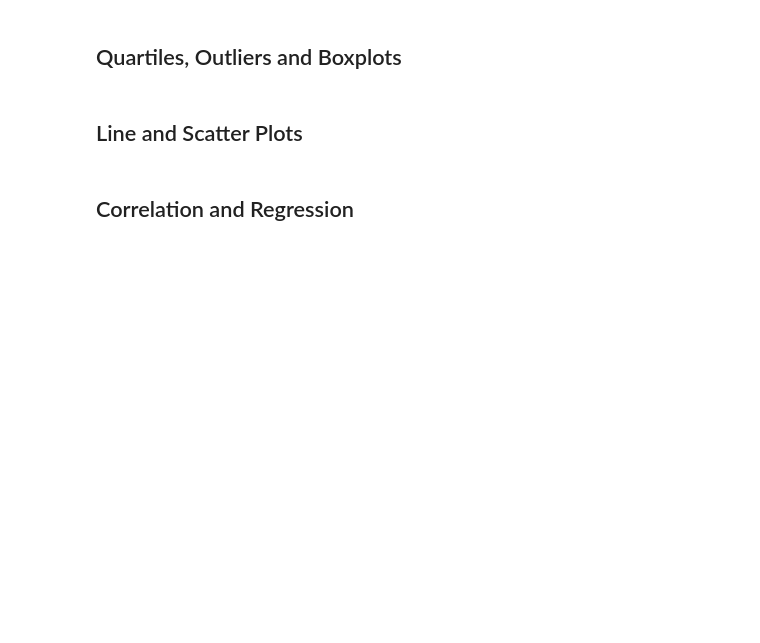
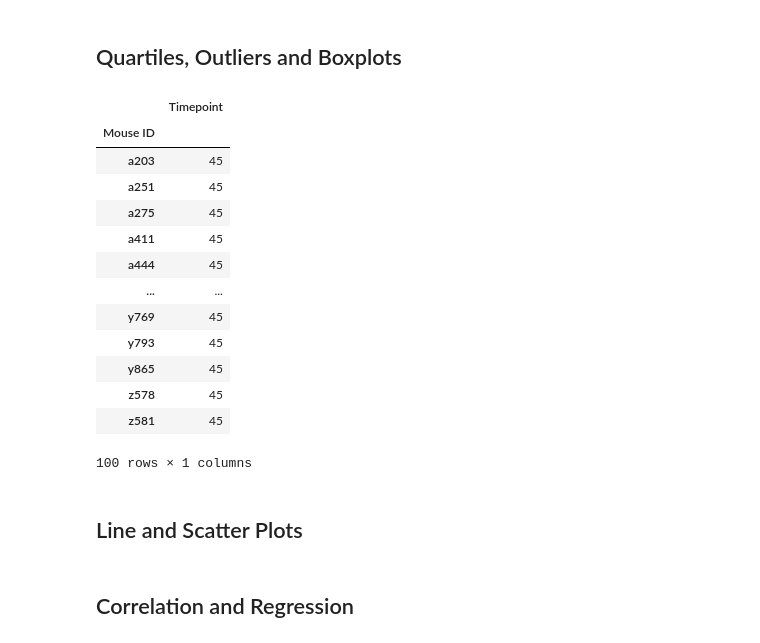
Before and after one commit to abarnatan/matplotlib-challenge, a Jupyter notebook: pymaceuticals_starter.ipynb, the cells around one changed output. Cells and saved outputs as stored; diff of their text form; code cells hidden in the pictures; blank space fills up the shorter version.

Commit message:
starting quartiles, tumor volume dataframe working

```diff
--- a/pymaceuticals_starter.ipynb
+++ b/pymaceuticals_starter.ipynb
@@ -196,11 +201,32 @@ Name: Sex, dtype: int64
 # %%
 # Calculate the final tumor volume of each mouse across four of the treatment regimens:
 # Capomulin, Ramicane, Infubinol, and Ceftamin
 
+drug_list = ('Capomulin', 'Ramicane', 'Infubinol', 'Ceftamin')
+drug_data = merged_clean_df.loc[merged_clean_df['Drug Regimen'].isin(drug_list)]
+
 # Start by getting the last (greatest) timepoint for each mouse
+tumor_vol_df = drug_data.groupby(drug_data['Mouse ID']).agg({'Timepoint':['max']})
+tumor_vol_df.columns = ['Timepoint']
 
+tumor_vol_df
 
 # Merge this group df with the original dataframe to get the tumor volume at the last timepoint
+# %% [output]
+|  | Timepoint |
+| Mouse ID |  |
+| a203 | 45 |
+| a251 | 45 |
+| a275 | 45 |
+| a411 | 45 |
+| a444 | 45 |
+| ... | ... |
+| y769 | 45 |
+| y793 | 45 |
+| y865 | 45 |
+| z578 | 45 |
+| z581 | 45 |
+100 rows × 1 columns
 # %%
 # Put treatments into a list for for loop (and later for plot labels)
 
```
Also changed, not shown: parts of 1 cell of this notebook.
